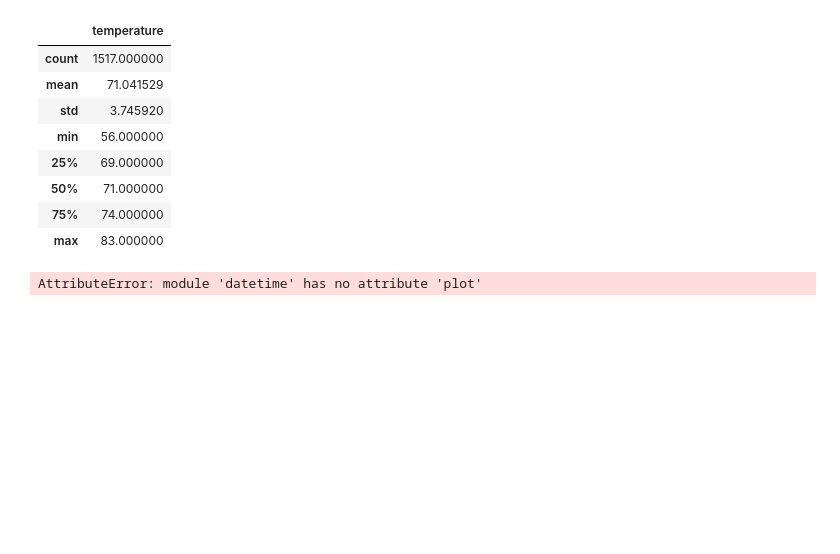
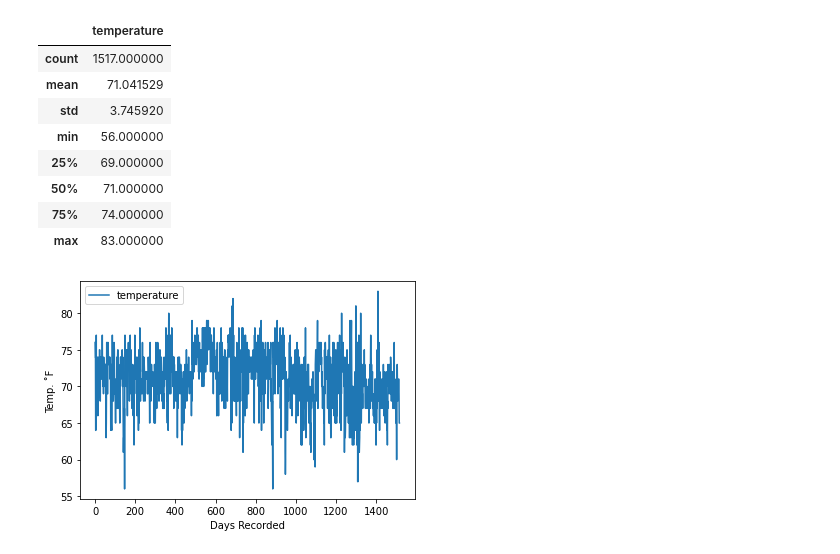
Before and after one commit to darren1192g/srufs_up, a Jupyter notebook: SurfsUp_Challenge.ipynb, the cells around one changed output. Cells and saved outputs as stored; diff of their text form; code cells hidden in the pictures; blank space fills up the shorter version.

```diff
--- a/SurfsUp_Challenge.ipynb
+++ b/SurfsUp_Challenge.ipynb
@@ -168,4 +180,7 @@ dt.describe()
-# %%
-dt.plot()
-# %% [output]
-AttributeError: module 'datetime' has no attribute 'plot'
+# %%
+dt.plot()
+plt.xlabel('Days Recorded')
+plt.ylabel('Temp. ˚F')
+plt.show()
+# %% [output]
+[figure, added]
```
Also changed, not shown: parts of 5 cells of this notebook.
